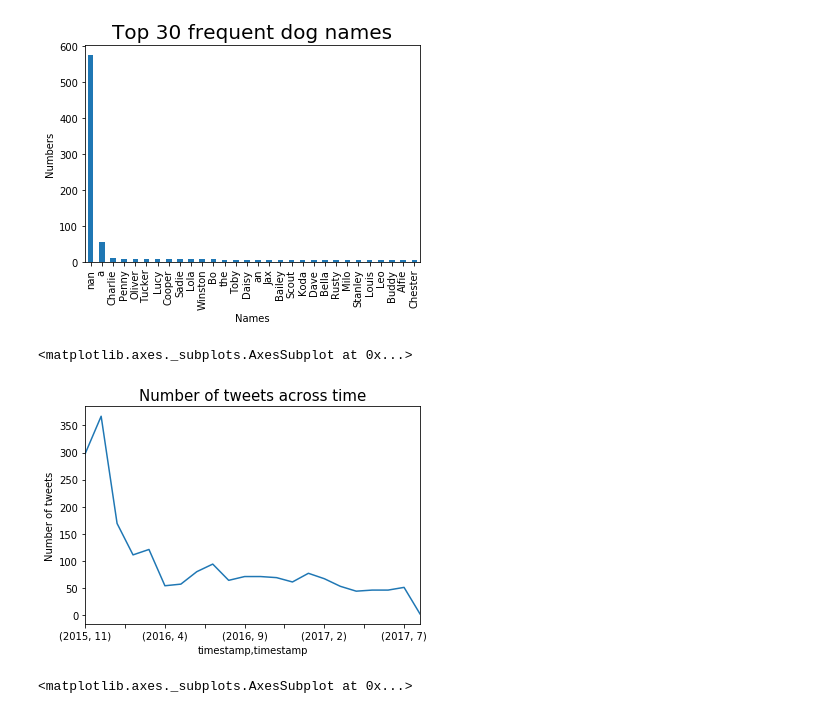
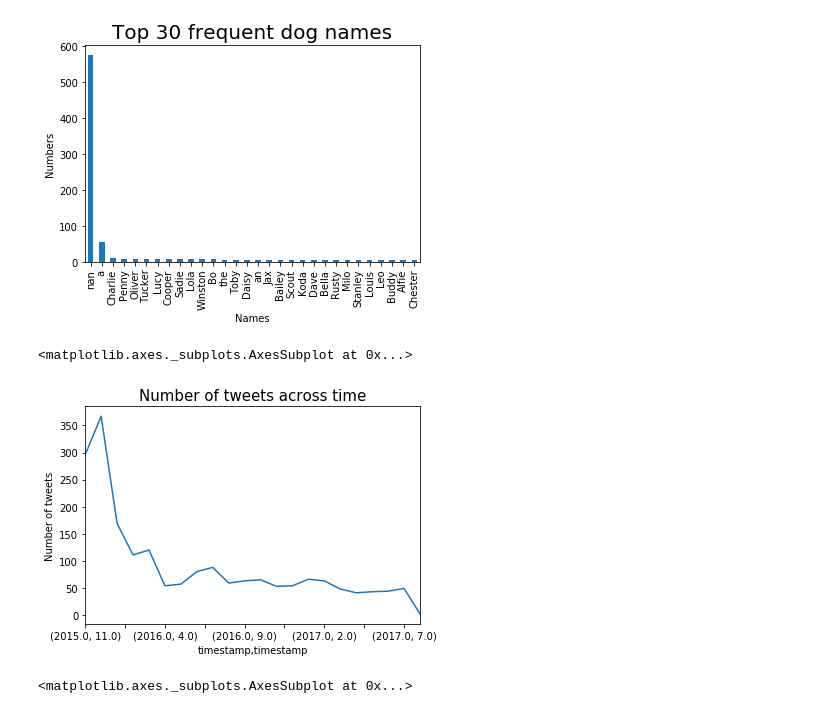
Before and after one commit to mohamedaeldeeb/weratedogs, a Jupyter notebook: wrangle_act.ipynb, the cells around one changed output. Cells and saved outputs as stored; diff of their text form; code cells hidden in the pictures.

```diff
--- a/wrangle_act.ipynb
+++ b/wrangle_act.ipynb
@@ -918,0 +843,3 @@ tweets_clean.to_csv('tweets_clean.csv', encoding='utf-8', index=False)
+# %%
+#Fixing DQ Issue 4 through dropping retweeted_status_id, retweeted_status_user_id and retweeted_status_timestamp from metadata and expanded_urls that will not lead to solid analysis currently
+archive_clean.drop(['retweeted_status_id', 'retweeted_status_user_id', 'retweeted_status_timestamp','expanded_urls'], axis=1, inplace=True)
@@ -918,0 +879,6 @@ tweets_clean.to_csv('tweets_clean.csv', encoding='utf-8', index=False)
+# %%
+#Fixing DQ Issue 11 through unity tweet_id  data type as string
+archive_clean['tweet_id'] = archive_clean['tweet_id'].astype('str')
+image_clean['tweet_id'] = image_clean['tweet_id'].astype('str')
+tweets_clean['tweet_id'] = tweets_clean['tweet_id'].astype('str')
+api_df['id'] = api_df['id'].astype('str')
@@ -1104,0 +1030,6 @@ archive_clean.loc[(archive_clean['name'].str.islower())]
+# %%
+#Merging archive_clean and image_clean on tweets_stat_fin data frame based tweet_id
+tweets_stat_fin = pd.merge(archive_clean, image_clean,how='outer', on=['tweet_id'])
+# %%
+#Merging tweets_clean on tweets_stat_fin data frame based tweet_id
+tweets_stat_fin = pd.merge(tweets_stat_fin, tweets_clean, how = 'outer', on=['tweet_id'])
@@ -1223,14 +1338,14 @@ archive_clean['name'].value_counts()[0:30].sort_values(ascending=False).plot(kin
 # %%
 #visualize tweet count trend
 plt.title('Number of tweets across time', size=15)
 plt.xlabel('Time (Year, Month)')
 plt.ylabel('Number of tweets')
 plt.savefig('tweets_over_time');
 
-archive_clean['tweet_id'].groupby([archive_clean['timestamp'].dt.year, archive_clean['timestamp'].dt.month]).count().plot(kind='line')
+tweets_stat_fin['tweet_id'].groupby([archive_clean['timestamp'].dt.year, archive_clean['timestamp'].dt.month]).count().plot(kind='line')
 # %% [output]
 <matplotlib.axes._subplots.AxesSubplot at 0x...>
-[figure, old version]
+[figure, new version]
 # %%
 #visualize retweet & favorite count over time
 plt.title('Retweet & Favorite over time', size =20)
```
Also changed, not shown: parts of 174 cells of this notebook, 7 other files.
